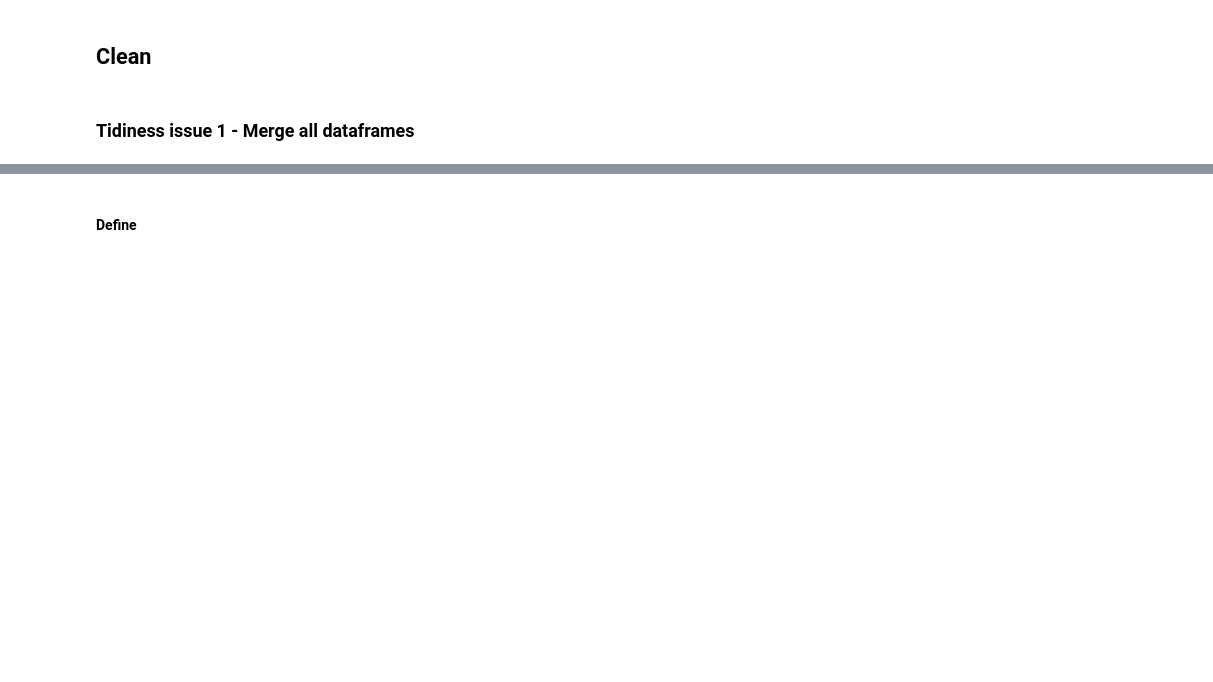
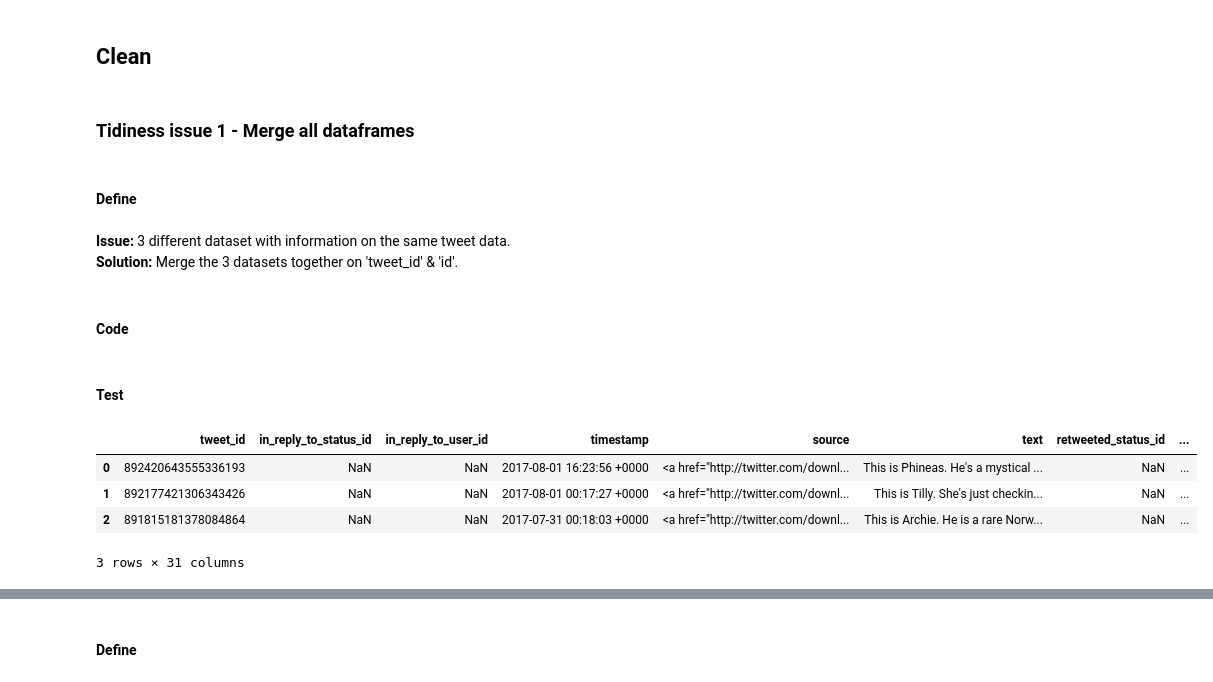
Before and after one commit to emilylauyw/Udacity-DAND-Project7-Wrangle_and_Analyze_Data, a Jupyter notebook: wrangle_act.ipynb, the cells around one changed output, grey strips where cells are left out. Drawn from its saved outputs; the diff is of its cells as text; code cells hidden in the pictures; blank space fills up the shorter version.

Commit message:
Updated Tidiness Issue 1

```diff
--- a/wrangle_act.ipynb
+++ b/wrangle_act.ipynb
@@ -557,8 +584,32 @@ api_df.id.duplicated().sum()
 ## Clean
 # %%
 # Copies of the original pieces of data
-df_clean = archive_df.copy()
+df1_clean = archive_df.copy()
 df2_clean = predictive_df.copy()
 df3_clean = api_df.copy()
 # %% [markdown]
 ### Tidiness issue 1 - Merge all dataframes
+# %% [markdown]
+#### Define
+# %% [markdown]
+__Issue:__ 3 different dataset with information on the same tweet data. <br>
+__Solution:__ Merge the 3 datasets together on 'tweet_id' & 'id'.
+# %% [markdown]
+#### Code
+# %%
+# Join archive_df & predictive_df on tweet_id
+combined1_df = pd.merge(df1_clean, df2_clean, left_on = 'tweet_id', right_on = 'tweet_id', how = 'inner')
+
+# Join combined df & api df on id
+master_df = pd.merge(combined1_df, df3_clean, left_on = 'tweet_id', right_on = 'id', how = 'inner')
+# %% [markdown]
+#### Test
+# %%
+# View first few lines of master dataframe to ensure the columns have merged
+master_df.head(3)
+# %% [output]
+|  | tweet_id | in_reply_to_status_id | in_reply_to_user_id | timestamp | source | text | retweeted_status_id | ... |
+| 0 | 892420643555336193 | NaN | NaN | 2017-08-01 16:23:56 +0000 | <a href="http://twitter.com/downl... | This is Phineas. He's a mystical ... | NaN | ... |
+| 1 | 892177421306343426 | NaN | NaN | 2017-08-01 00:17:27 +0000 | <a href="http://twitter.com/downl... | This is Tilly. She's just checkin... | NaN | ... |
+| 2 | 891815181378084864 | NaN | NaN | 2017-07-31 00:18:03 +0000 | <a href="http://twitter.com/downl... | This is Archie. He is a rare Norw... | NaN | ... |
+3 rows × 31 columns
```
Also changed, not shown: parts of 10 cells of this notebook.
